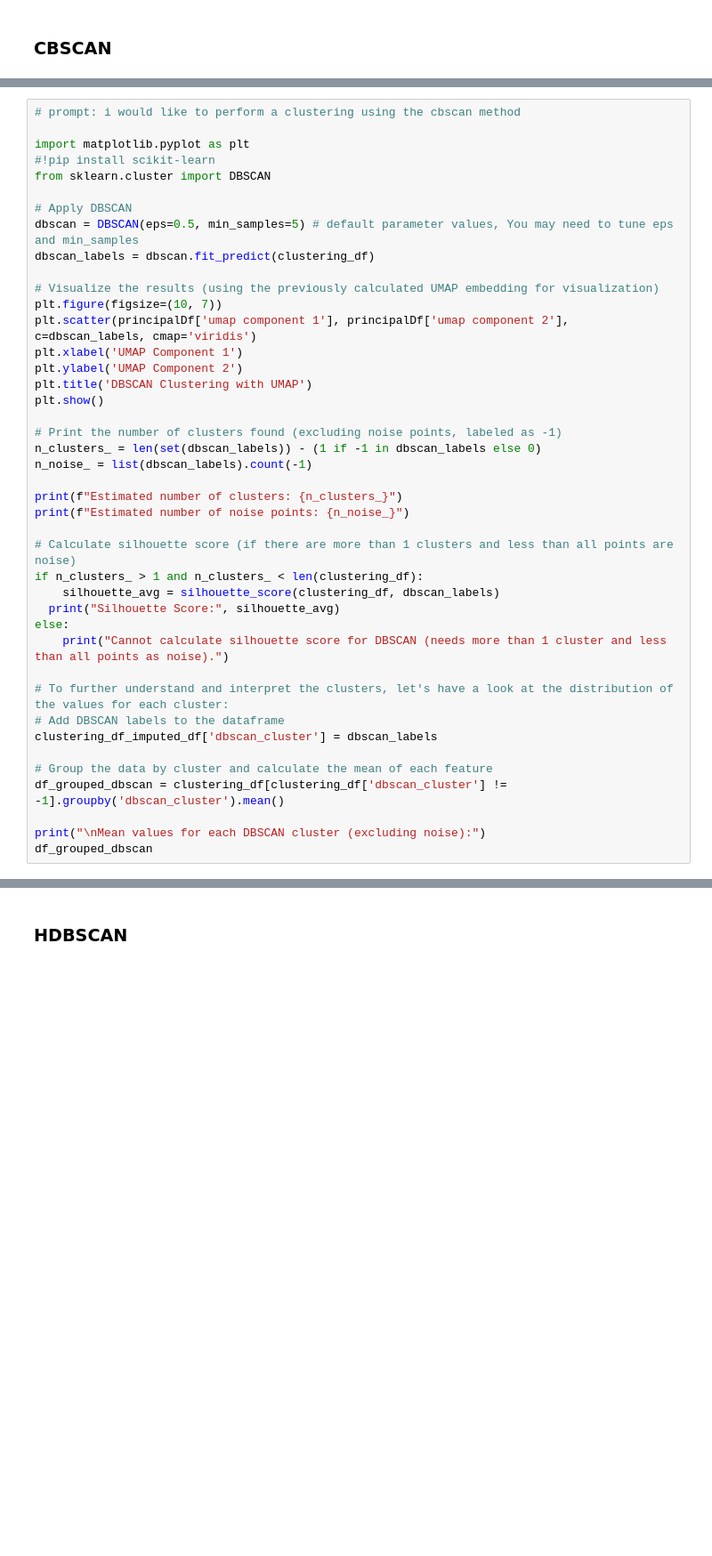
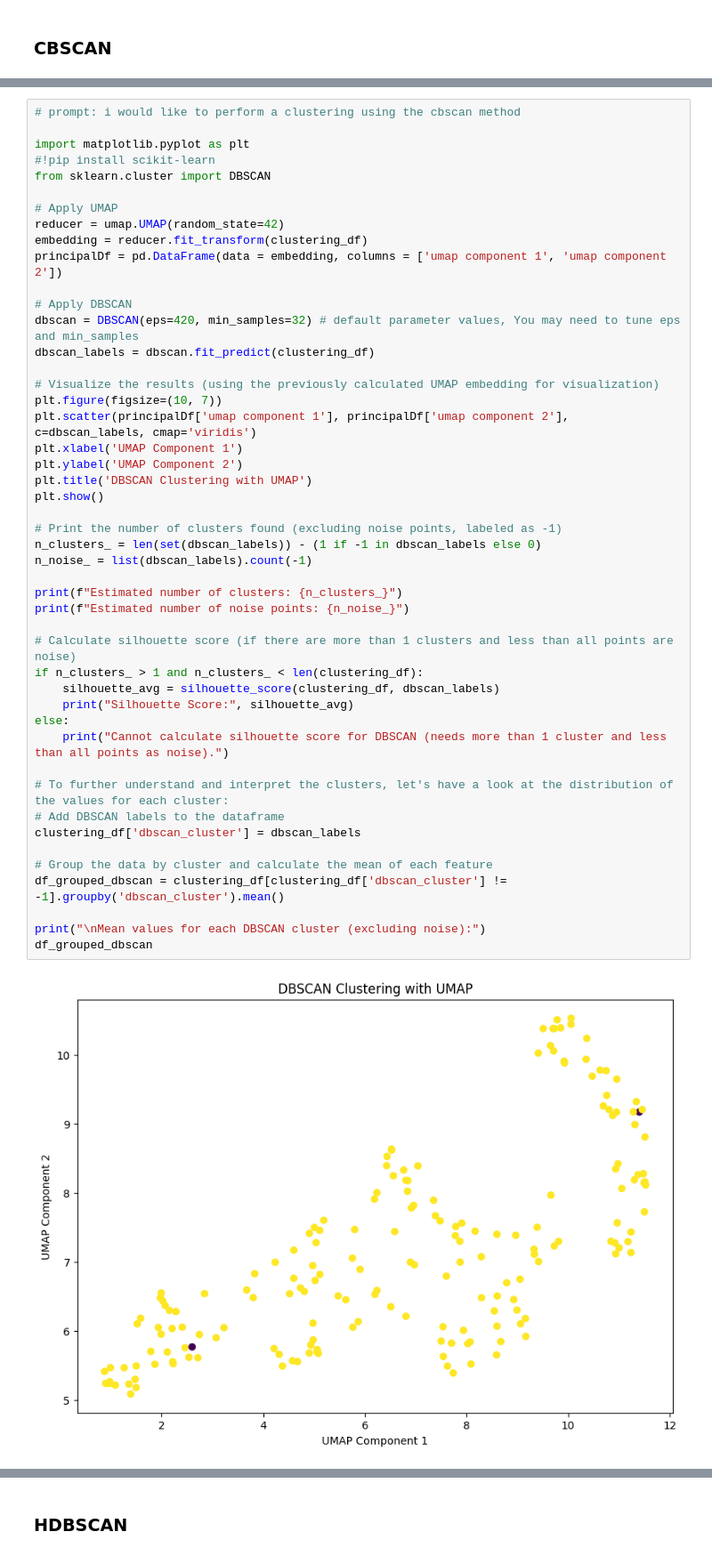
Before and after one commit to Mayra-N-S/CAS_ADS, a Jupyter notebook: Final Project/Assignment/CAS_Final_Project.ipynb, the cells around one changed output, grey strips where cells are left out. Shown at 89% size. Cells and saved outputs as stored; diff of their text form; blank space fills up the shorter version.

```diff
--- a/Final Project/Assignment/CAS_Final_Project.ipynb
+++ b/Final Project/Assignment/CAS_Final_Project.ipynb
@@ -1223,39 +1254,45 @@ import matplotlib.pyplot as plt
 #!pip install scikit-learn
 from sklearn.cluster import DBSCAN
 
+# Apply UMAP
+reducer = umap.UMAP(random_state=42)
+embedding = reducer.fit_transform(clustering_df)
+principalDf = pd.DataFrame(data = embedding, columns = ['umap component 1', 'umap component 2'])
+
 # Apply DBSCAN
-dbscan = DBSCAN(eps=0.5, min_samples=5) # default parameter values, You may need to tune eps and min_samples
+dbscan = DBSCAN(eps=420, min_samples=32) # default parameter values, You may need to tune eps and min_samples
 dbscan_labels = dbscan.fit_predict(clustering_df)
 
 # Visualize the results (using the previously calculated UMAP embedding for visualization)
 plt.figure(figsize=(10, 7))
 plt.scatter(principalDf['umap component 1'], principalDf['umap component 2'], c=dbscan_labels, cmap='viridis')
 plt.xlabel('UMAP Component 1')
 plt.ylabel('UMAP Component 2')
 plt.title('DBSCAN Clustering with UMAP')
 plt.show()
 
 # Print the number of clusters found (excluding noise points, labeled as -1)
 n_clusters_ = len(set(dbscan_labels)) - (1 if -1 in dbscan_labels else 0)
 n_noise_ = list(dbscan_labels).count(-1)
 
 print(f"Estimated number of clusters: {n_clusters_}")
 print(f"Estimated number of noise points: {n_noise_}")
 
 # Calculate silhouette score (if there are more than 1 clusters and less than all points are noise)
 if n_clusters_ > 1 and n_clusters_ < len(clustering_df):
     silhouette_avg = silhouette_score(clustering_df, dbscan_labels)
-  print("Silhouette Score:", silhouette_avg)
+    print("Silhouette Score:", silhouette_avg)
 else:
     print("Cannot calculate silhouette score for DBSCAN (needs more than 1 cluster and less than all points as noise).")
 
 # To further understand and interpret the clusters, let's have a look at the distribution of the values for each cluster:
 # Add DBSCAN labels to the dataframe
-clustering_df_imputed_df['dbscan_cluster'] = dbscan_labels
+clustering_df['dbscan_cluster'] = dbscan_labels
 
 # Group the data by cluster and calculate the mean of each feature
 df_grouped_dbscan = clustering_df[clustering_df['dbscan_cluster'] != -1].groupby('dbscan_cluster').mean()
 
 print("\nMean values for each DBSCAN cluster (excluding noise):")
 df_grouped_dbscan
 # %% [output]
+[figure, added]
```
Also changed, not shown: parts of 2 cells of this notebook.
